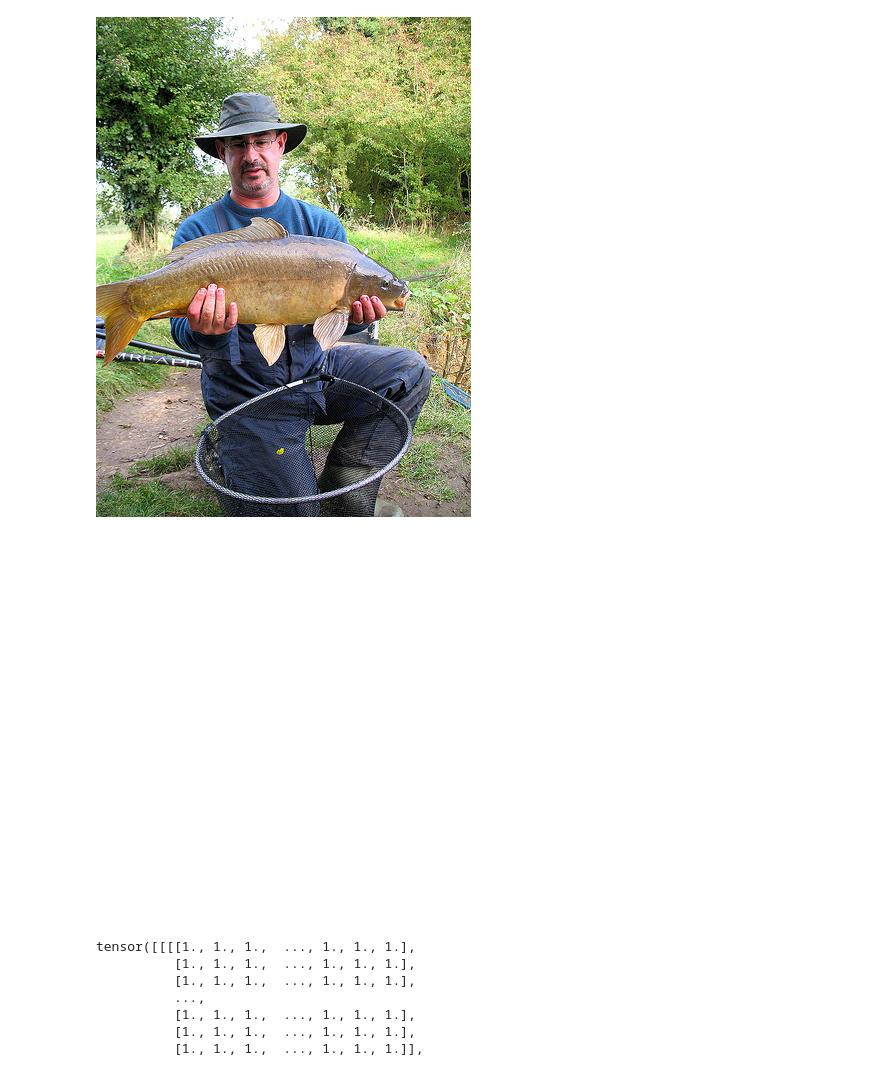
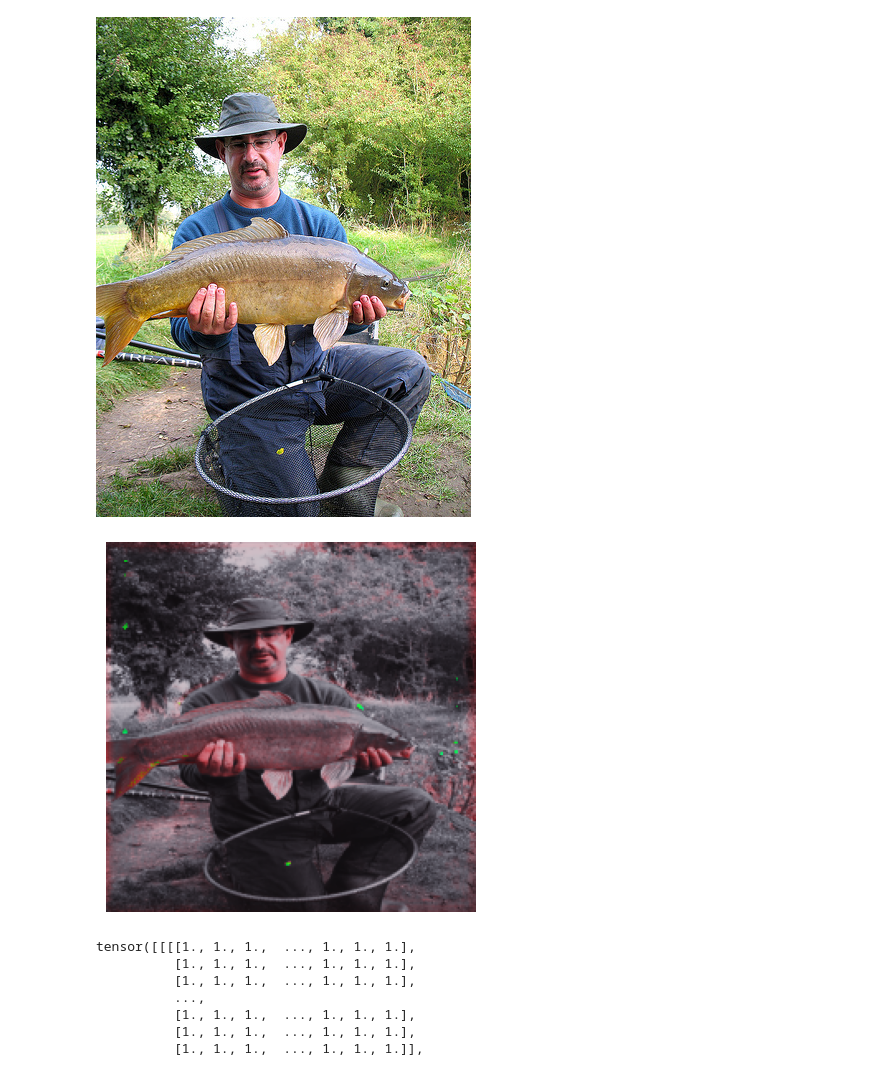
Before and after one commit to Zhang-Henry/badencoder_filter, a Jupyter notebook: example.ipynb, the cells around one changed output. Drawn from its saved outputs; the diff is of its cells as text; code cells hidden in the pictures.

Commit message:
color loss experiment

```diff
--- a/example.ipynb
+++ b/example.ipynb
@@ -347,28 +408,32 @@ img
 # %%
 transform1 = transforms.Compose([
     transforms.Resize((224, 224)),
     transforms.ToTensor(),
 ])
 
 tensor_image = transform1(img)
 
-state_dict = torch.load('optimize_filter/trigger/unet_filter_trained.pt', map_location=torch.device('cpu'))
+state_dict = torch.load('optimize_filter/trigger/2023-11-15-20-10-56/ssim0.9632_psnr25.09_lp0.0093_wd0.548_color7.001.pt', map_location=torch.device('cpu'))
 
 net = AttU_Net(img_ch=3,output_ch=3)
 net.load_state_dict(state_dict['model_state_dict'])
 net=net.eval()
 img_backdoor=net(tensor_image.unsqueeze(0))
+
+
+sig=torch.nn.Sigmoid()
+img_backdoor = sig(img_backdoor)
 
 scaled_image = (img_backdoor.squeeze().detach().numpy() * 255).astype(np.uint8)
 img_backdoor = Image.fromarray(np.transpose(scaled_image,(1,2,0)))
 
 
 img_backdoor = img_backdoor.convert('RGB')
 plt.imshow(img_backdoor)
 plt.axis('off')  # Hide axis
 plt.show()
 # %% [output]
-[figure, old version]
+[figure, new version]
 # %%
 net(tensor_image.unsqueeze(0))
 # %% [output]
```
Also changed, not shown: parts of 5 cells of this notebook, 6 other files.
